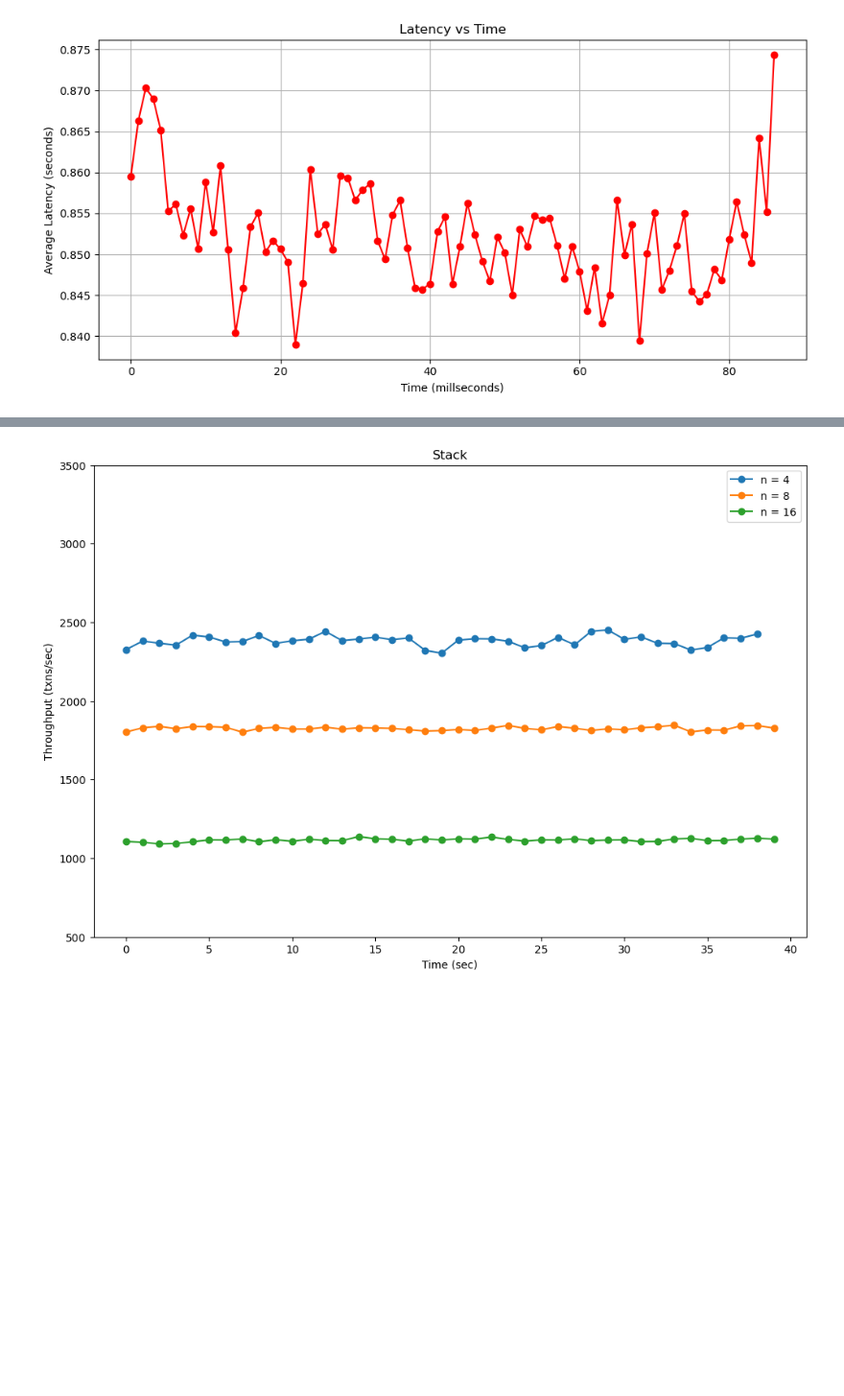
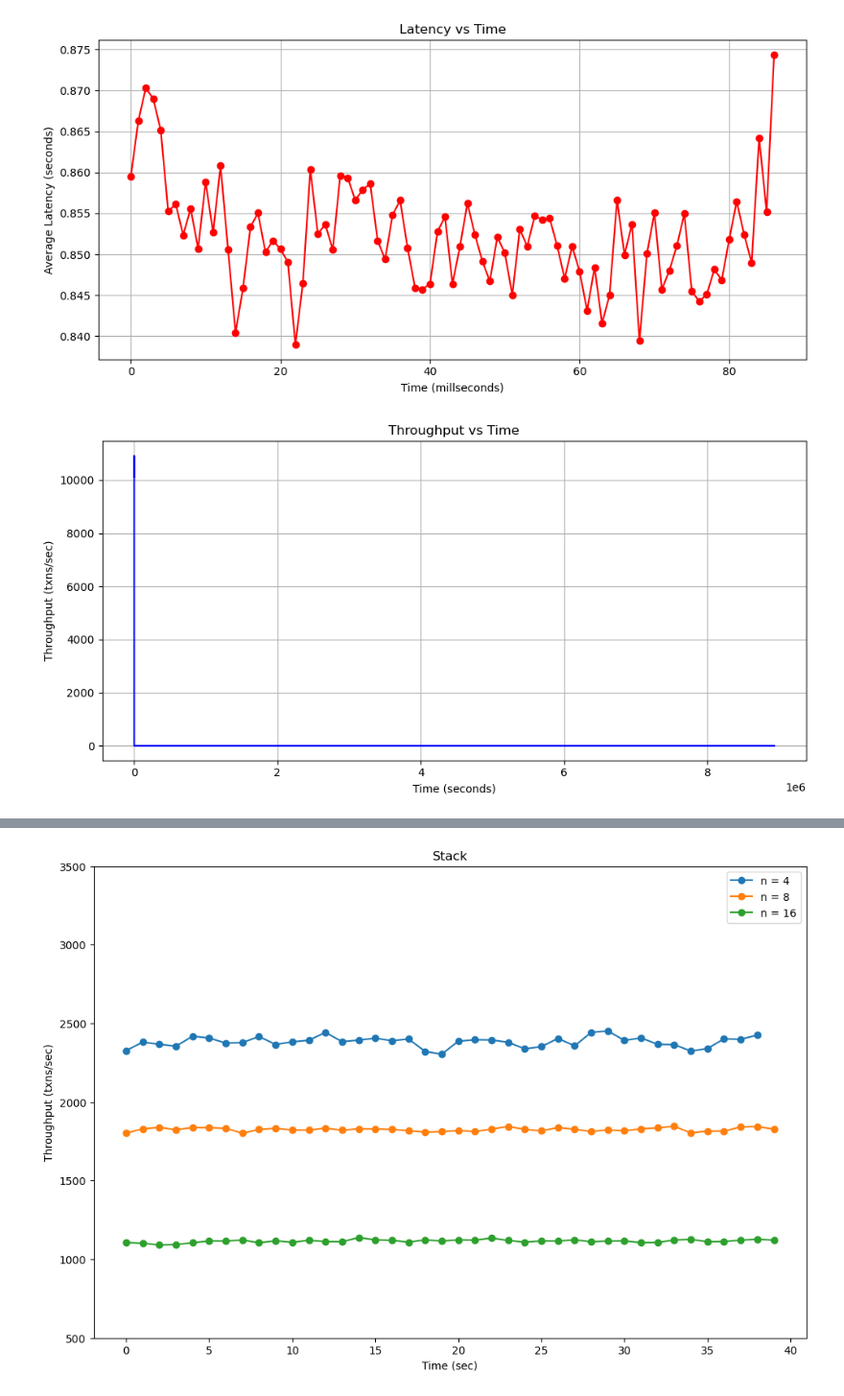
Before and after one commit to tejas-shivanand-mane/NuRaft, a Jupyter notebook: PostProcessing.ipynb, the cells around one changed output, grey strips where cells are left out. Shown at 96% size. Drawn from its saved outputs; the diff is of its cells as text; code cells hidden in the pictures; blank space fills up the shorter version.

```diff
--- a/PostProcessing.ipynb
+++ b/PostProcessing.ipynb
@@ -142,7 +139,7 @@ from collections import defaultdict
 import numpy as np
 
 
-node_counts = [4, 8, 16]
+node_counts = [4]
 for nc in node_counts:
     # Path to your log file
     log_file_path = "../nuraft_logs/stack_"+str(nc)+"nodes/stack_server0.log"  # change to your actual path
@@ -225,3 +222,88 @@ for nc in node_counts:
 [figure]
 [figure]
 [figure]
+# %%
+import re
+import matplotlib.pyplot as plt
+from collections import defaultdict
+import numpy as np
+
+
+node_counts = [4]
+for nc in node_counts:
+    # Path to your log file
+    log_file_path = "../nuraft_logs/stack_"+str(nc)+"nodes/stack_server0.log"  # change to your actual path
+
+    # Regex to extract: latency: <val> us, time: <val> us
+    pattern = re.compile(r"^succeeded, latency:\s+(\d+)\s+us, time:\s+(\d+)\s+us")
+
+    # Store raw values
+    latency_us_list = []
+    timestamp_us_list = []
+
+    # Parse file
+    with open(log_file_path, "r") as f:
+        for line in f:
+            match = pattern.search(line)
+            if match:
+                latency = int(match.group(1))        # latency in us
+                timestamp = int(match.group(2))      # time in us
+                latency_us_list.append(latency)
+                timestamp_us_list.append(timestamp)
+
+    # Normalize timestamps: make them relative to first timestamp
+    start_time_us = timestamp_us_list[0]
+    normalized_ts_s = [(t - start_time_us) // 1_000_000 for t in timestamp_us_list]  # in whole seconds
+
+    # Max time for complete range
+    max_sec = max(normalized_ts_s)
+
+    # === Throughput: transactions per second ===
+    throughput_per_sec = [0] * (max_sec + 1)
+    for sec in normalized_ts_s:
+        throughput_per_sec[sec] += 1
+
+    # === Latency: average per second ===
+    latency_sum = defaultdict(int)
+    latency_count = defaultdict(int)
+    for sec, lat in zip(normalized_ts_s, latency_us_list):
+        latency_sum[sec] += lat
+        latency_count[sec] += 1
+
+    avg_latency_sec = []
+    for sec in range(max_sec + 1):
+        if latency_count[sec] > 0:
+            avg_latency = latency_sum[sec] / latency_count[sec] / 1e6  # convert us → seconds
+        else:
+            avg_latency = 0
+        avg_latency_sec.append(avg_latency)
+
+    # === Plot: Throughput ===
+    plt.figure(figsize=(10, 5))
+    plt.plot(range(max_sec + 1)[:-1], throughput_per_sec[:-1], '-', color='blue')
+    plt.xlabel("Time (seconds)")
+    plt.ylabel("Throughput (txns/sec)")
+    plt.title("Throughput vs Time")
+    plt.grid(True)
+    # plt.ylim (0, 4000)
+
+    plt.tight_layout()
+    plt.show()
+
+    # === Plot: Latency ===
+    plt.figure(figsize=(10, 5))
+    plt.plot(range(max_sec + 1)[:-1], 1000*np.array(avg_latency_sec)[:-1], '-', color='red')
+    plt.xlabel("Time (millseconds)")
+    plt.ylabel("Average Latency (seconds)")
+    plt.title("Latency vs Time")
+    # plt.ylim (0, 0.8)
+    plt.grid(True)
+    plt.tight_layout()
+    plt.show()
+
+    stack_times.append(range(max_sec + 1)[:-1])
+
+    stack_thputs.append(throughput_per_sec[:-1])
+    stack_lats.append(1000*np.array(avg_latency_sec)[:-1])
+# %% [output]
+[figure, added]
```
Also changed, not shown: parts of 3 cells of this notebook, 2 other files.
